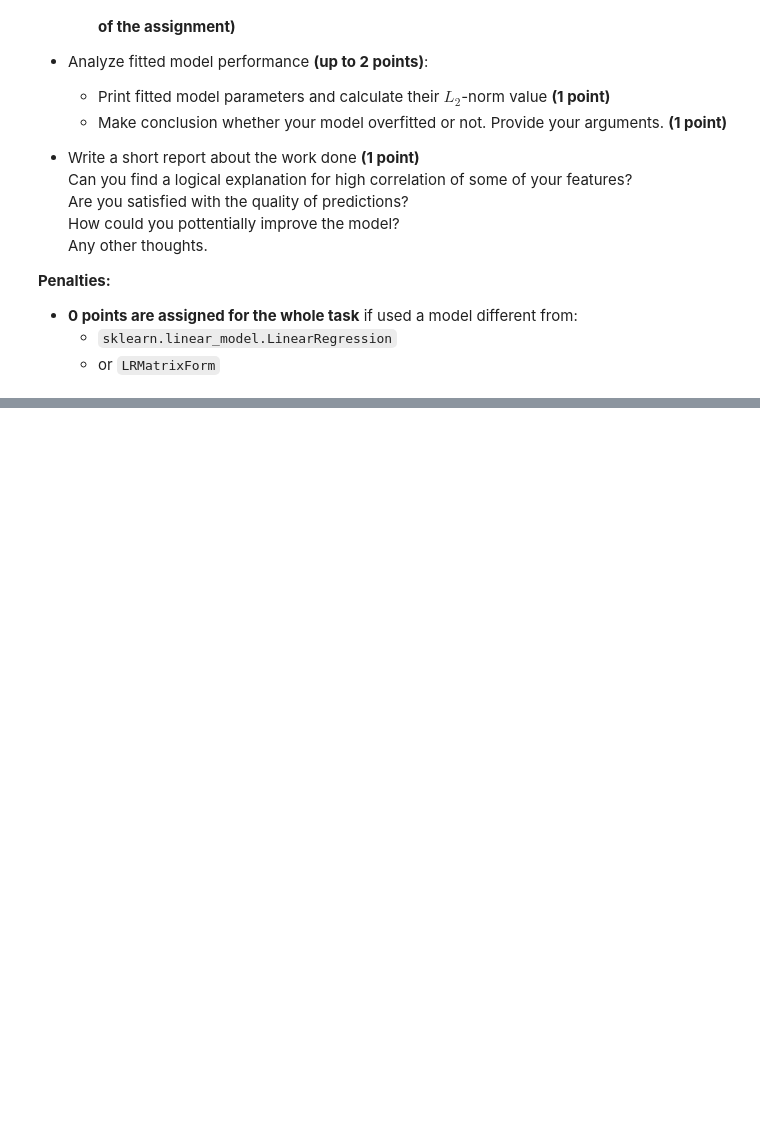
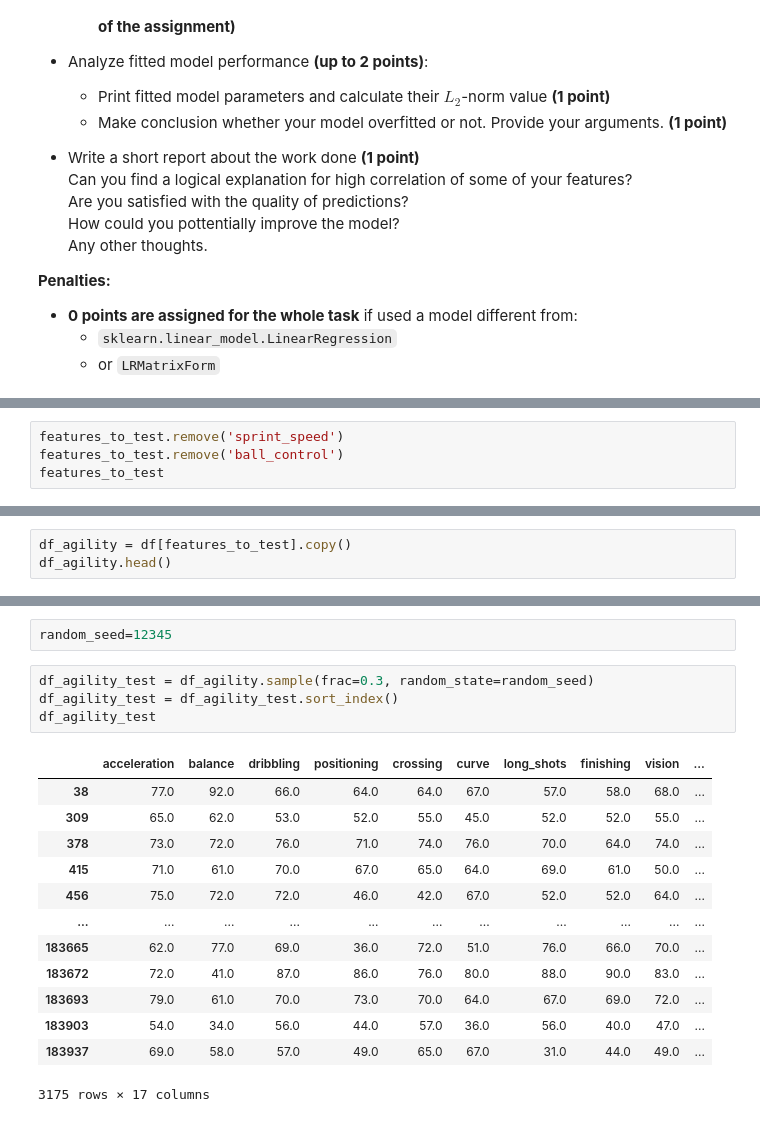
Before and after one commit to nik-ar/ml_intro_vi_2, a Jupyter notebook: linear_regression.ipynb, the cells around one changed output, grey strips where cells are left out. Drawn from its saved outputs; the diff is of its cells as text; blank space fills up the shorter version.

```diff
--- a/linear_regression.ipynb
+++ b/linear_regression.ipynb
@@ -1710,0 +1831,4 @@ Steps you need to follow:
+# %%
+features_to_test.remove('sprint_speed')
+features_to_test.remove('ball_control')
+features_to_test
@@ -1710,0 +1855,3 @@ Steps you need to follow:
+# %%
+df_agility = df[features_to_test].copy()
+df_agility.head()
@@ -1710,0 +1885,20 @@ Steps you need to follow:
+# %%
+random_seed=12345
+# %%
+df_agility_test = df_agility.sample(frac=0.3, random_state=random_seed)
+df_agility_test = df_agility_test.sort_index()
+df_agility_test
+# %% [output]
+|  | acceleration | balance | dribbling | positioning | crossing | curve | long_shots | finishing | vision | ... |
+| 38 | 77.0 | 92.0 | 66.0 | 64.0 | 64.0 | 67.0 | 57.0 | 58.0 | 68.0 | ... |
+| 309 | 65.0 | 62.0 | 53.0 | 52.0 | 55.0 | 45.0 | 52.0 | 52.0 | 55.0 | ... |
+| 378 | 73.0 | 72.0 | 76.0 | 71.0 | 74.0 | 76.0 | 70.0 | 64.0 | 74.0 | ... |
+| 415 | 71.0 | 61.0 | 70.0 | 67.0 | 65.0 | 64.0 | 69.0 | 61.0 | 50.0 | ... |
+| 456 | 75.0 | 72.0 | 72.0 | 46.0 | 42.0 | 67.0 | 52.0 | 52.0 | 64.0 | ... |
+| ... | ... | ... | ... | ... | ... | ... | ... | ... | ... | ... |
+| 183665 | 62.0 | 77.0 | 69.0 | 36.0 | 72.0 | 51.0 | 76.0 | 66.0 | 70.0 | ... |
+| 183672 | 72.0 | 41.0 | 87.0 | 86.0 | 76.0 | 80.0 | 88.0 | 90.0 | 83.0 | ... |
+| 183693 | 79.0 | 61.0 | 70.0 | 73.0 | 70.0 | 64.0 | 67.0 | 69.0 | 72.0 | ... |
+| 183903 | 54.0 | 34.0 | 56.0 | 44.0 | 57.0 | 36.0 | 56.0 | 40.0 | 47.0 | ... |
+| 183937 | 69.0 | 58.0 | 57.0 | 49.0 | 65.0 | 67.0 | 31.0 | 44.0 | 49.0 | ... |
+3175 rows × 17 columns
```
Also changed, not shown: parts of 60 cells of this notebook.
